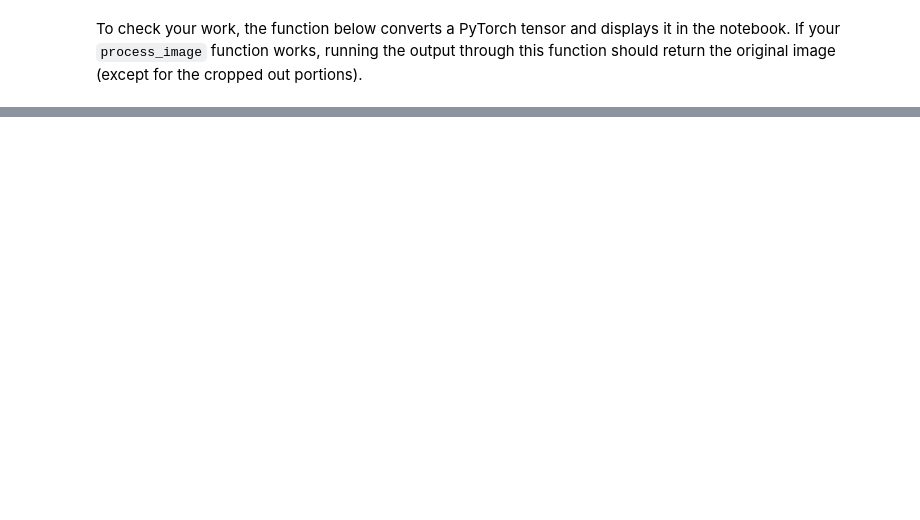
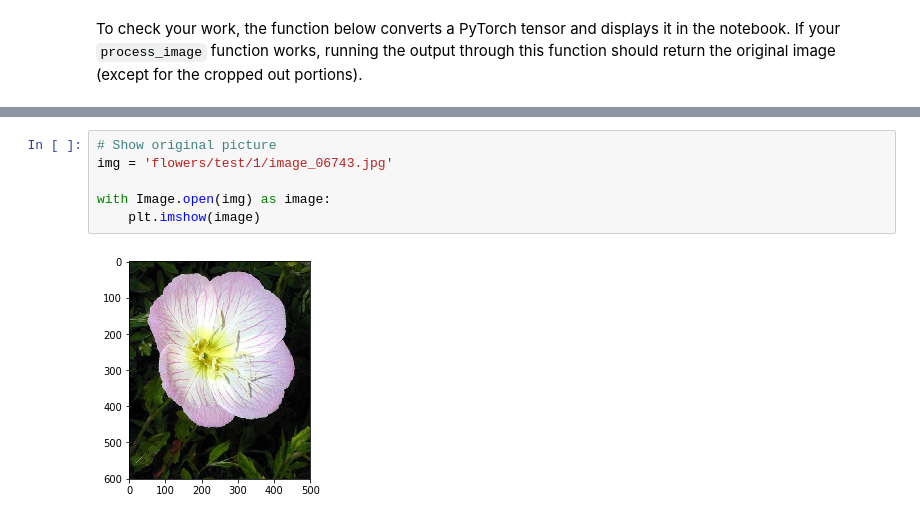
Before and after one commit to mmcquade11/aipnd-udacity, a Jupyter notebook: Image Classifier Project.ipynb, the cells around one changed output, grey strips where cells are left out. Saved outputs shown, nothing was run; the diff lists cells and outputs as text; blank space fills up the shorter version.

```diff
--- a/Image Classifier Project.ipynb
+++ b/Image Classifier Project.ipynb
@@ -458,0 +474,8 @@ def imshow(image, ax=None, title=None):
+# %%
+# Show original picture
+img = 'flowers/test/1/image_06743.jpg'
+
+with Image.open(img) as image:
+    plt.imshow(image)
+# %% [output]
+[figure, added]
```
Also changed, not shown: parts of 18 cells of this notebook.
